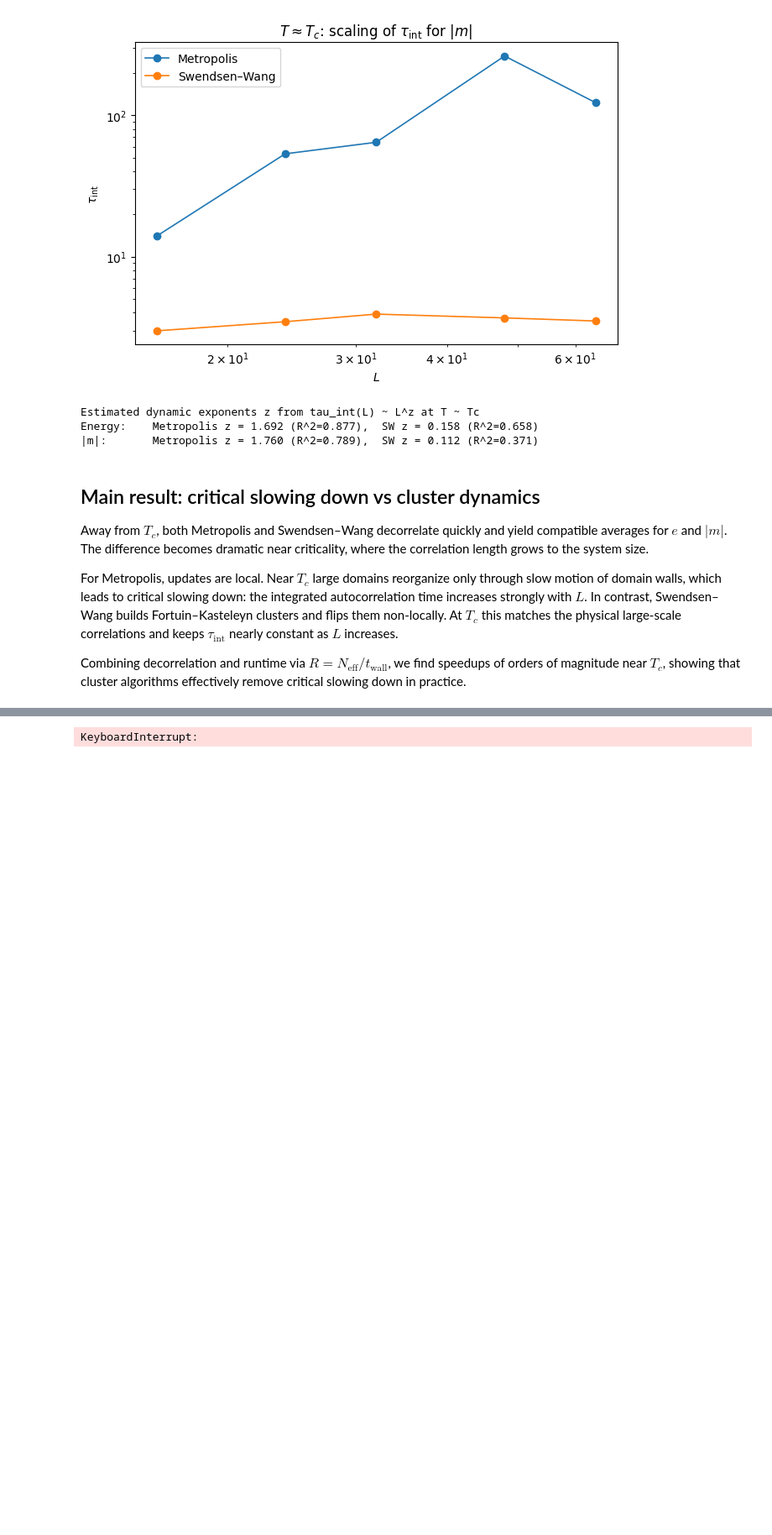
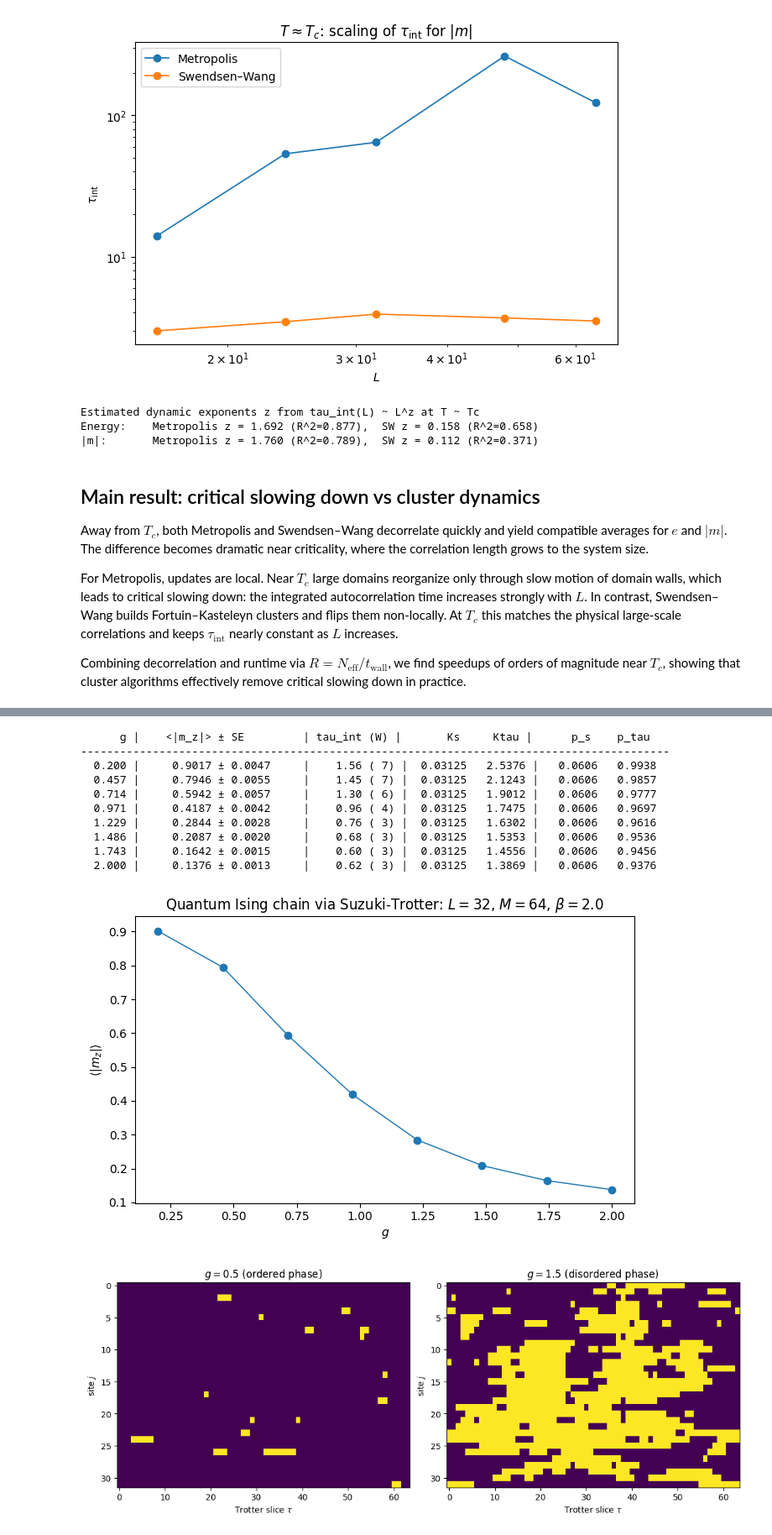
Before and after one commit to TimurHolikov/monte-carlo-methods, a Jupyter notebook: Final project/ising.ipynb, the cells around one changed output, grey strips where cells are left out. Shown at 84% size. Cells and saved outputs as stored; diff of their text form; code cells hidden in the pictures; blank space fills up the shorter version.

Commit message:
finalize the project

```diff
--- a/Final project/ising.ipynb
+++ b/Final project/ising.ipynb
@@ -1908,26 +1996,70 @@ def run_qmc(
 # %%
+def mean_and_stderr_mcmc(x: np.ndarray, c: float = 5.0):
+    x = np.asarray(x, dtype=float)
+    rho = autocorr_fft(x)
+    tau, W = tau_int_sokal(rho, c=c)
+    se = stderr_of_mean(x, tau)
+    return float(x.mean()), float(se), float(tau), int(W)
+
 L = 32
-M = 64
 beta = 2.0
 J = 1.0
 
 g_values = np.linspace(0.2, 2.0, 8)
 
-means = []
-errors = []
+M = 64  # baseline Trotter number
+means, errors, taus = [], [], []
+
+print(f"{'g':>7s} | {'<|m_z|>':>10s} ± {'SE':<10s} | {'tau_int':>7s} (W) | {'Ks':>8s} {'Ktau':>8s} | {'p_s':>8s} {'p_tau':>8s}")
+print("-"*90)
 
 for g in g_values:
-    out = run_qmc(L, M, beta, J, g, n_therm=5000, n_meas=20000, seed=0)
-    mz = out["mz"]
-    means.append(mz.mean())
-    errors.append(mz.std(ddof=1) / np.sqrt(len(mz)))
+    out = run_qmc(L, M, beta, J, g, n_therm=1500, n_meas=8000, seed=0)
+    mu, se, tau, W = mean_and_stderr_mcmc(out["mz"], c=5.0)
+
+    means.append(mu)
+    errors.append(se)
+    taus.append(tau)
+
+    print(
+        f"{g:7.3f} | "
+        f"{mu:10.4f} ± {se:<10.4f} | "
+        f"{tau:7.2f} ({W:2d}) | "
+        f"{out['Ks']:8.5f} {out['Ktau']:8.4f} | "
+        f"{out['p_space']:8.4f} {out['p_tau']:8.4f}"
+    )
 
 plt.figure(figsize=(6.8, 4.4))
 plt.errorbar(g_values, means, yerr=errors, marker="o", linewidth=1.0)
 plt.xlabel(r"$g$")
-plt.ylabel(r"$\langle \sigma^z \rangle$")
-plt.title(r"Quantum Ising chain (QMC via 2D classical mapping): $m_z$ vs $g$")
+plt.ylabel(r"$\langle |m_z| \rangle$")
+plt.title(rf"Quantum Ising chain via Suzuki-Trotter: $L={L}$, $M={M}$, $\beta={beta}$")
 plt.tight_layout()
 plt.show()
+
+out1 = run_qmc(L=32, M=64, beta=6.0, J=1.0, g=0.5,
+               n_therm=2000, n_meas=2000, seed=0)
+
+out2 = run_qmc(L=32, M=64, beta=6.0, J=1.0, g=1.5,
+               n_therm=2000, n_meas=2000, seed=0)
+
+plot_two_worldlines(
+    out1["spins_final"],
+    out2["spins_final"],
+    32, 64,
+    title1=r"$g=0.5$ (ordered phase)",
+    title2=r"$g=1.5$ (disordered phase)"
+)
 # %% [output]
-KeyboardInterrupt:
+      g |    <|m_z|> ± SE         | tau_int (W) |       Ks     Ktau |      p_s    p_tau
+------------------------------------------------------------------------------------------
+  0.200 |     0.9017 ± 0.0047     |    1.56 ( 7) |  0.03125   2.5376 |   0.0606   0.9938
+  0.457 |     0.7946 ± 0.0055     |    1.45 ( 7) |  0.03125   2.1243 |   0.0606   0.9857
+  0.714 |     0.5942 ± 0.0057     |    1.30 ( 6) |  0.03125   1.9012 |   0.0606   0.9777
+  0.971 |     0.4187 ± 0.0042     |    0.96 ( 4) |  0.03125   1.7475 |   0.0606   0.9697
+  1.229 |     0.2844 ± 0.0028     |    0.76 ( 3) |  0.03125   1.6302 |   0.0606   0.9616
+  1.486 |     0.2087 ± 0.0020     |    0.68 ( 3) |  0.03125   1.5353 |   0.0606   0.9536
+  1.743 |     0.1642 ± 0.0015     |    0.60 ( 3) |  0.03125   1.4556 |   0.0606   0.9456
+  2.000 |     0.1376 ± 0.0013     |    0.62 ( 3) |  0.03125   1.3869 |   0.0606   0.9376
+[figure, added]
+[figure, added]
```
Also changed, not shown: parts of 17 cells of this notebook.
